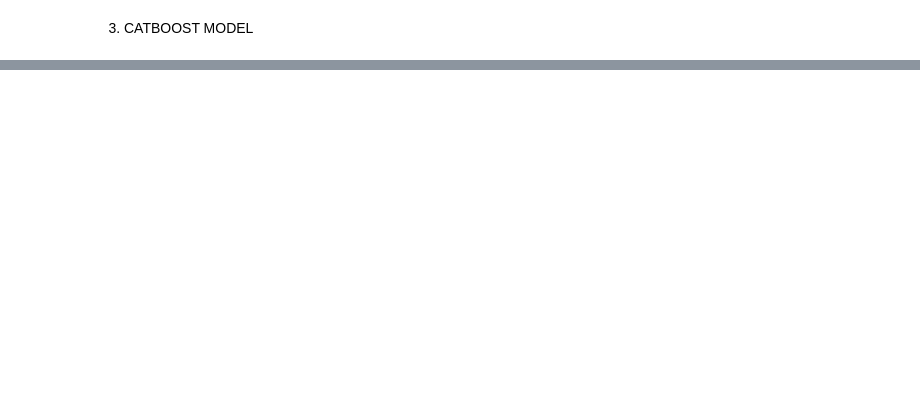
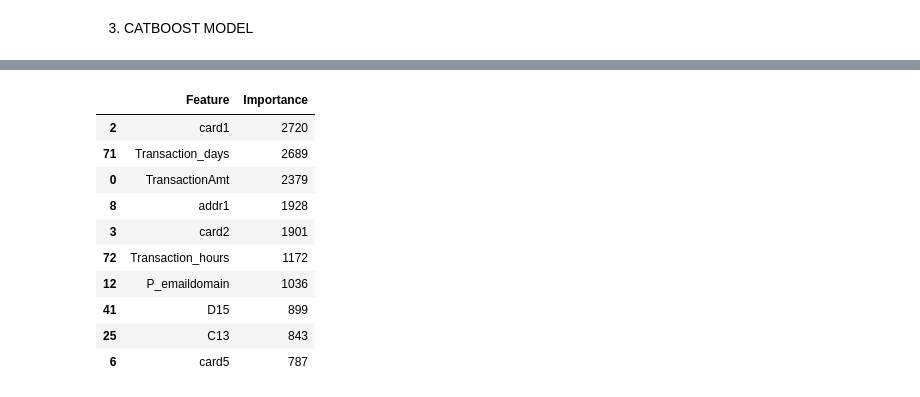
Before and after one commit to ChristabelAtieno/fraud-detection, a Jupyter notebook: notebook/fraud_detection.ipynb, the cells around one changed output, grey strips where cells are left out. Cells and saved outputs as stored; diff of their text form; code cells hidden in the pictures; blank space fills up the shorter version.

```diff
--- a/notebook/fraud_detection.ipynb
+++ b/notebook/fraud_detection.ipynb
@@ -926,0 +974,20 @@ submission.to_csv("submission.csv", index=False)
+# %%
+     #---feature importance
+feature_importance_l = pd.DataFrame({
+            'Feature': X_train.columns,
+            'Importance': best_lgbm.feature_importances_
+}).sort_values(by='Importance', ascending=False).head(10)
+# %%
+feature_importance_l
+# %% [output]
+|  | Feature | Importance |
+| 2 | card1 | 2720 |
+| 71 | Transaction_days | 2689 |
+| 0 | TransactionAmt | 2379 |
+| 8 | addr1 | 1928 |
+| 3 | card2 | 1901 |
+| 72 | Transaction_hours | 1172 |
+| 12 | P_emaildomain | 1036 |
+| 41 | D15 | 899 |
+| 25 | C13 | 843 |
+| 6 | card5 | 787 |
```
Also changed, not shown: parts of 13 cells of this notebook, 3 other files.
